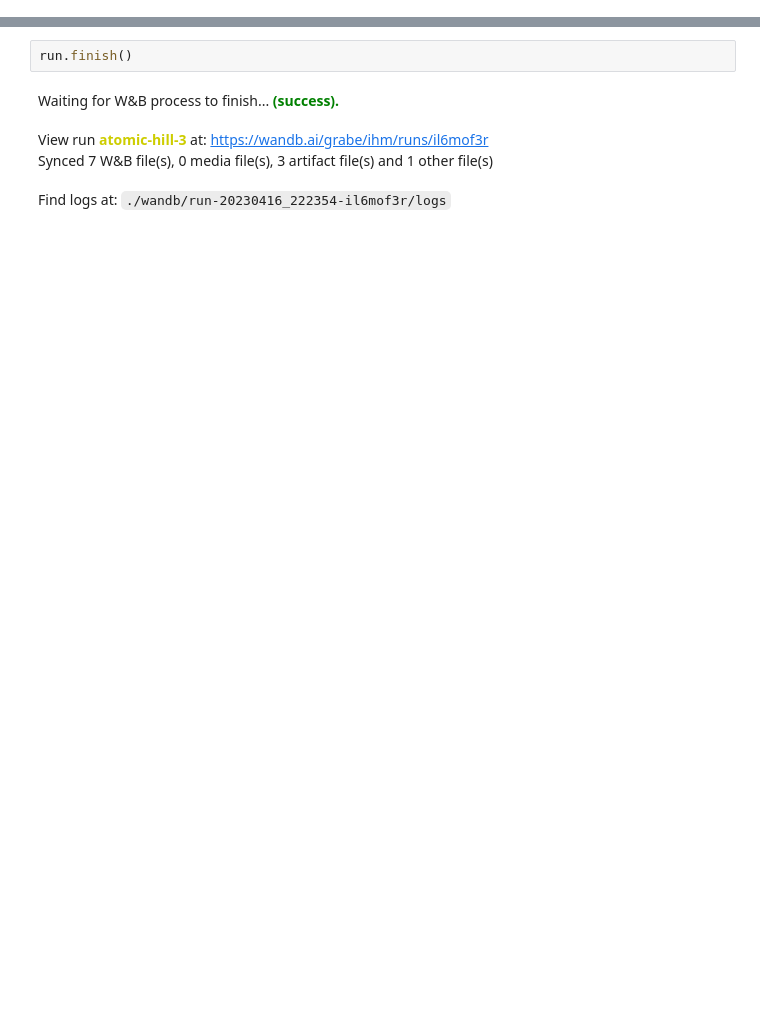
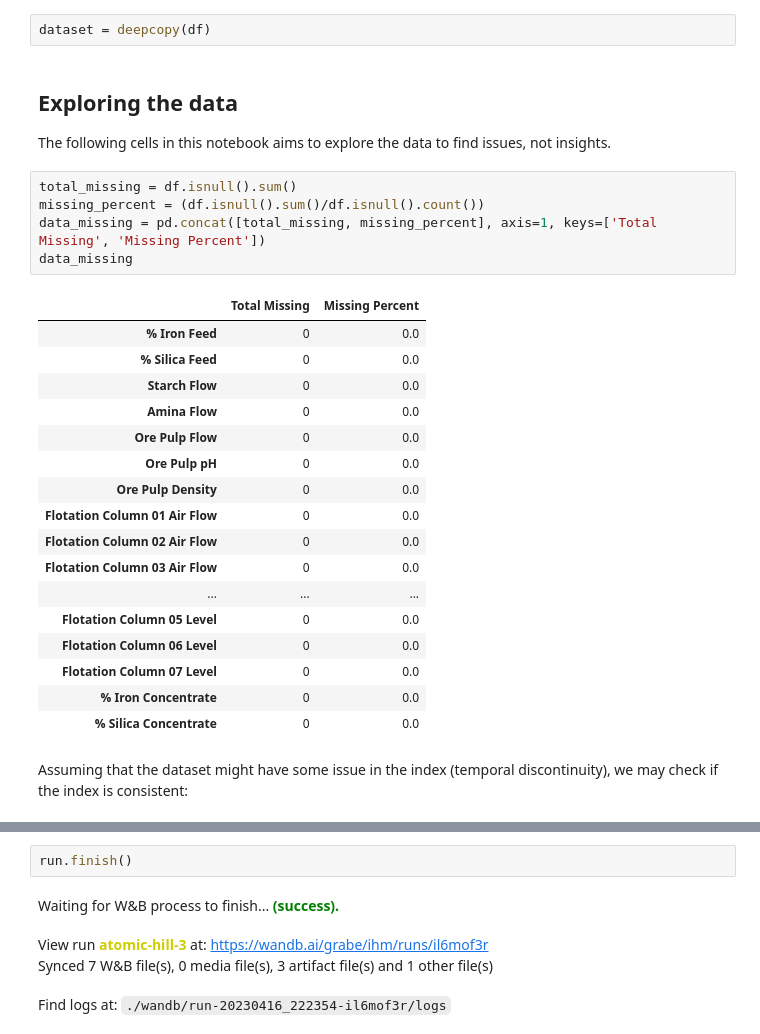
Before and after one commit to ThiagoGrabe/flotation-plant-analysis, a Jupyter notebook: src/eda/EDA.ipynb, the cells around one changed output, grey strips where cells are left out. Cells and saved outputs as stored; diff of their text form; blank space fills up the shorter version.

```diff
--- a/src/eda/EDA.ipynb
+++ b/src/eda/EDA.ipynb
@@ -45,0 +63,31 @@ df.head()
+# %%
+dataset = deepcopy(df)
+# %% [markdown]
+## Exploring the data
+
+The following cells in this notebook aims to explore the data to find issues, not insights.
+# %%
+total_missing = df.isnull().sum()
+missing_percent = (df.isnull().sum()/df.isnull().count())
+data_missing = pd.concat([total_missing, missing_percent], axis=1, keys=['Total Missing', 'Missing Percent'])
+data_missing
+# %% [output]
+|  | Total Missing | Missing Percent |
+| % Iron Feed | 0 | 0.0 |
+| % Silica Feed | 0 | 0.0 |
+| Starch Flow | 0 | 0.0 |
+| Amina Flow | 0 | 0.0 |
+| Ore Pulp Flow | 0 | 0.0 |
+| Ore Pulp pH | 0 | 0.0 |
+| Ore Pulp Density | 0 | 0.0 |
+| Flotation Column 01 Air Flow | 0 | 0.0 |
+| Flotation Column 02 Air Flow | 0 | 0.0 |
+| Flotation Column 03 Air Flow | 0 | 0.0 |
+| ... | ... | ... |
+| Flotation Column 05 Level | 0 | 0.0 |
+| Flotation Column 06 Level | 0 | 0.0 |
+| Flotation Column 07 Level | 0 | 0.0 |
+| % Iron Concentrate | 0 | 0.0 |
+| % Silica Concentrate | 0 | 0.0 |
+# %% [markdown]
+Assuming that the dataset might have some issue in the index (temporal discontinuity), we may check if the index is consistent:
```
Also changed, not shown: parts of 27 cells of this notebook, 1 other file.
